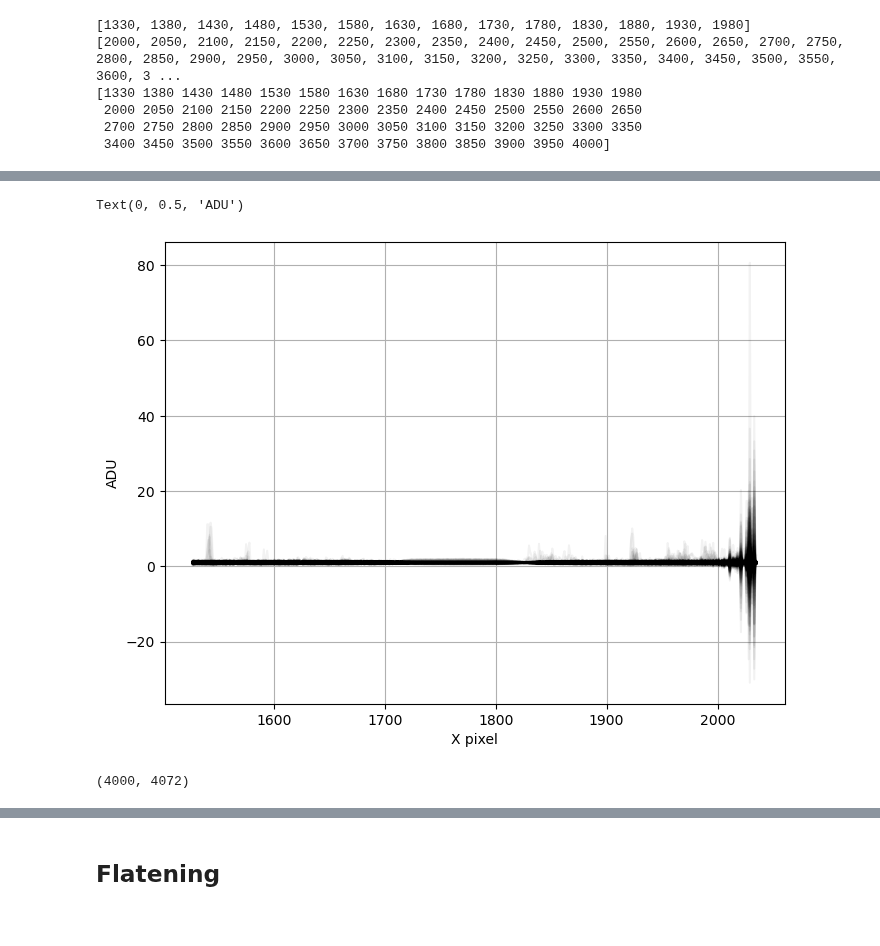
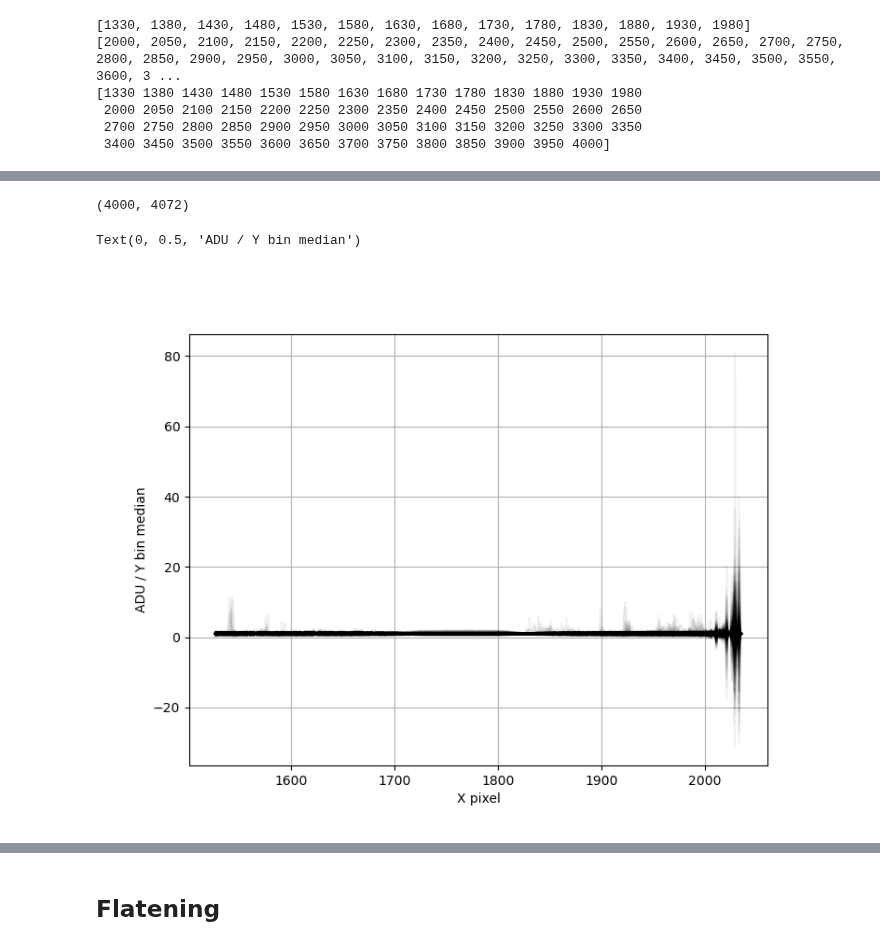
Before and after one commit to mrmonroy/AuxTel_summit_tests_2023, a Jupyter notebook: special_flats_shifting_star/horizontal_shift_star/horizontal_shift_run_20230926.ipynb, the cells around one changed output, grey strips where cells are left out. Saved outputs shown, nothing was run; the diff lists cells and outputs as text; code cells hidden in the pictures.

```diff
--- a/special_flats_shifting_star/horizontal_shift_star/horizontal_shift_run_20230926.ipynb
+++ b/special_flats_shifting_star/horizontal_shift_star/horizontal_shift_run_20230926.ipynb
@@ -605,16 +605,3 @@ Text(0, 0.5, 'Median, bin size = 50 Y pixels')
-# %%
-fig = plt.figure(figsize=(8,6))
-ax = fig.add_subplot(111)
-for row_ in range(yint00,yint1):
-    bin_ = np.digitize(row_,bins)
-    bin_median_ = bins_median[bin_]
-    ax.plot(x_ampli,sum_array[row_,x0:x1]/bin_median_,color='k',alpha=0.05)
-ax.grid()
-ax.set_xlabel('X pixel')
-ax.set_ylabel('ADU')
-# %% [output]
-Text(0, 0.5, 'ADU')
-[figure, old version]
 # %%
 #deproj_array_ = np.ones(sum_array[y0:y11,x0:x1].shape)
 deproj_array_ = np.copy(sum_array)
@@ -627,3 +614,14 @@ deproj_array_[y00:yint00,x0:x1] = 1.
 deproj_array_.shape
 # %% [output]
 (4000, 4072)
+# %%
+fig = plt.figure(figsize=(8,6))
+ax = fig.add_subplot(111)
+for row_ in range(yint00,yint1):
+    ax.plot(x_ampli,deproj_array_[row_,x0:x1],color='k',alpha=0.05)
+ax.grid()
+ax.set_xlabel('X pixel')
+ax.set_ylabel('ADU / Y bin median')
+# %% [output]
+Text(0, 0.5, 'ADU / Y bin median')
+[figure, new version]
```
Also changed, not shown: parts of 14 cells of this notebook.
